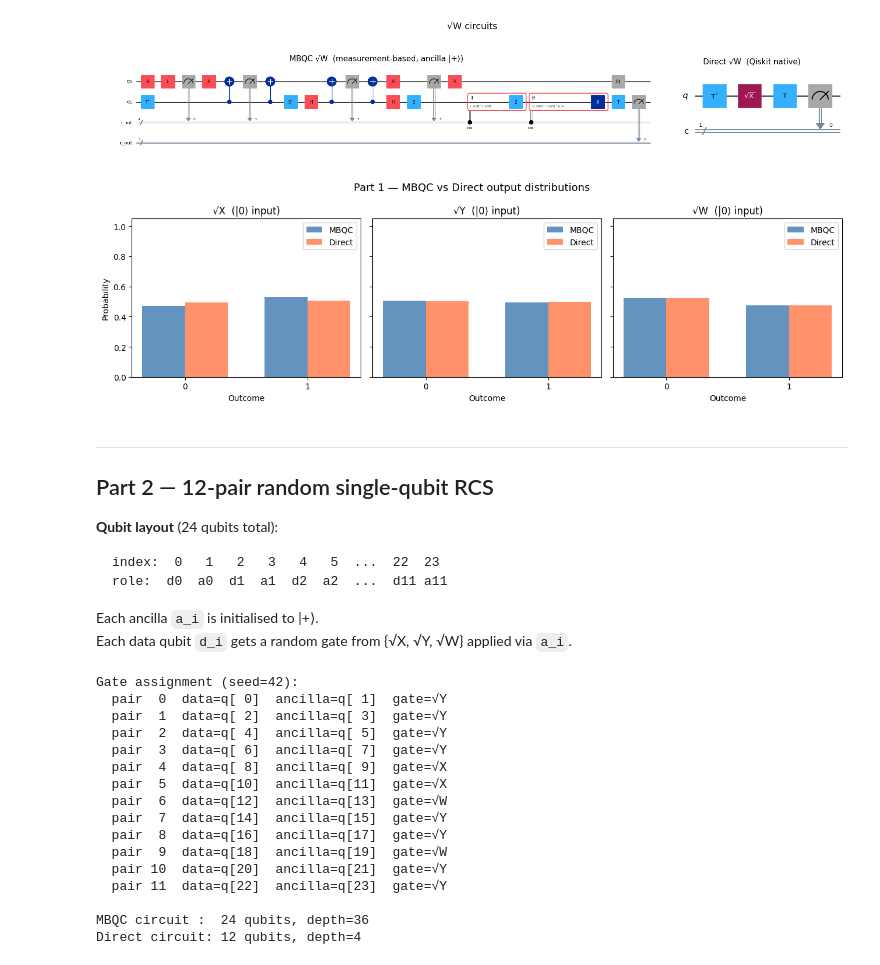
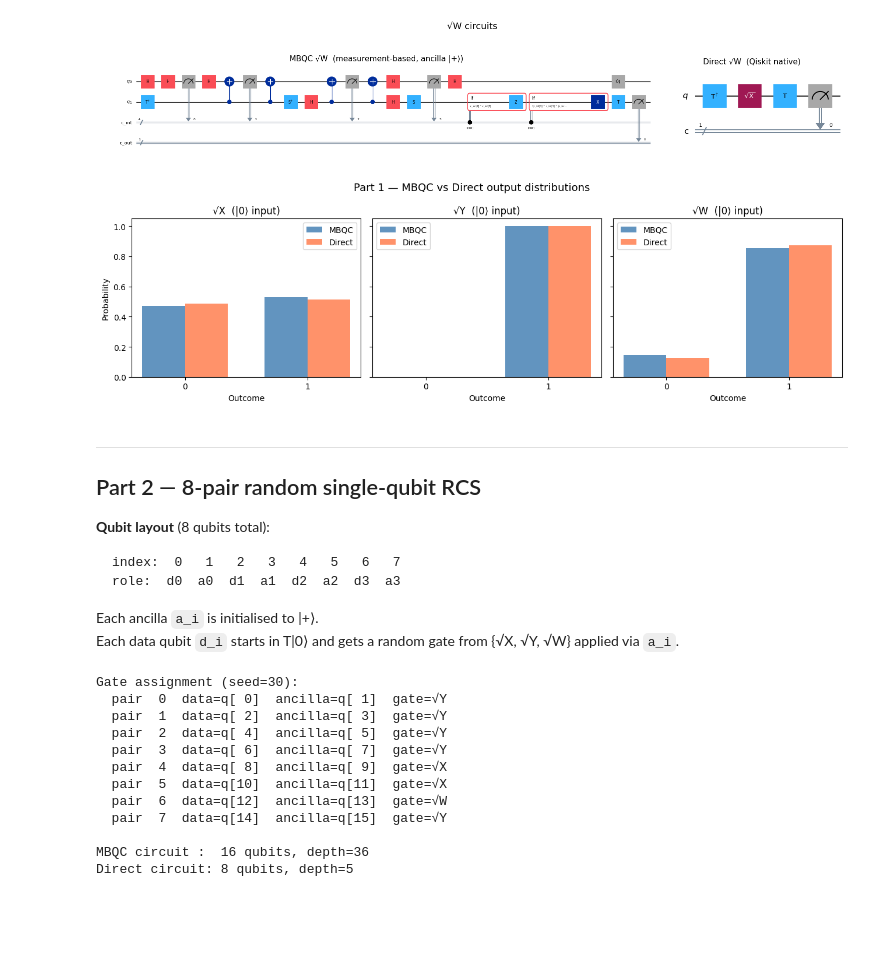
Before and after one commit to UnitaryOperator/mbqc-circuit-comparison, a Jupyter notebook: src/tetron/mbqc_singlequbit_rcs.ipynb, the cells around one changed output. Saved outputs shown, nothing was run; the diff lists cells and outputs as text; code cells hidden in the pictures; blank space fills up the shorter version.

````diff
--- a/src/tetron/mbqc_singlequbit_rcs.ipynb
+++ b/src/tetron/mbqc_singlequbit_rcs.ipynb
@@ -148,56 +148,56 @@ for gate_name in ['sqrt_X', 'sqrt_Y', 'sqrt_W']:
 # %%
 # Run from |0> and compare output distributions for all three gates
 SHOTS    = 1024
 gate_list = ['sqrt_X', 'sqrt_Y', 'sqrt_W']
 
 fig, axes = plt.subplots(1, 3, figsize=(13, 4), sharey=True)
 
 for ax, gate_name in zip(axes, gate_list):
-    mbqc_counts, direct_counts = run_mbqc_direct(gate_name, init_state='0', shots=SHOTS)
+    mbqc_counts, direct_counts = run_mbqc_direct(gate_name, init_state='+', shots=SHOTS)
 
     states   = ['0', '1']
     p_mbqc   = [mbqc_counts.get(s, 0)   / SHOTS for s in states]
     p_direct = [direct_counts.get(s, 0) / SHOTS for s in states]
 
     x, w = np.arange(2), 0.35
     ax.bar(x - w/2, p_mbqc,   w, label='MBQC',   color='steelblue', alpha=0.85)
     ax.bar(x + w/2, p_direct, w, label='Direct', color='coral',     alpha=0.85)
     ax.set_xticks(x); ax.set_xticklabels(states)
     ax.set_xlabel('Outcome'); ax.set_ylim(0, 1.05)
     ax.set_title(f'{LABELS[gate_name]}  (|0\u27e9 input)')
     ax.legend()
 
 axes[0].set_ylabel('Probability')
 plt.suptitle('Part 1 \u2014 MBQC vs Direct output distributions', fontsize=13)
 plt.tight_layout()
 plt.show()
 # %% [output]
-[figure, old version]
+[figure, new version]
 # %% [markdown]
 ---
-## Part 2 — 12-pair random single-qubit RCS
+## Part 2 — 8-pair random single-qubit RCS
 
-**Qubit layout** (24 qubits total):
+**Qubit layout** (8 qubits total):
 ```
-index:  0   1   2   3   4   5  ...  22  23
-role:  d0  a0  d1  a1  d2  a2  ...  d11 a11
+index:  0   1   2   3   4   5   6   7
+role:  d0  a0  d1  a1  d2  a2  d3  a3
 ```
 Each ancilla `a_i` is initialised to |+⟩.
-Each data qubit `d_i` gets a random gate from {√X, √Y, √W} applied via `a_i`.
+Each data qubit `d_i` starts in T|0⟩ and gets a random gate from {√X, √Y, √W} applied via `a_i`.
 # %%
 np.random.seed(30)
 
-N_PAIRS       = 12
+N_PAIRS       = 8
 BITS_PER_PAIR = 9                        # worst-case: sqrt_Y uses 9 intermediate bits
-TOTAL_INT     = N_PAIRS * BITS_PER_PAIR  # 108 intermediate classical bits
+TOTAL_INT     = N_PAIRS * BITS_PER_PAIR  # 36 intermediate classical bits
 
 random_gates = np.random.choice(['sqrt_X', 'sqrt_Y', 'sqrt_W'], size=N_PAIRS).tolist()
 
-print('Gate assignment (seed=42):')
+print('Gate assignment (seed=30):')
 for i, g in enumerate(random_gates):
     print(f'  pair {i:2d}  data=q[{2*i:2d}]  ancilla=q[{2*i+1:2d}]  gate={LABELS[g]}')
 
-# ── MBQC circuit: 24 qubits ──────────────────────────────────────────────────
+# ── MBQC circuit: 8 qubits ───────────────────────────────────────────────────
 qr      = QuantumRegister(N_PAIRS * 2, 'q')
 c_int   = ClassicalRegister(TOTAL_INT, 'c_int')
 c_data  = ClassicalRegister(N_PAIRS,   'c_data')
@@ -206,20 +206,21 @@ mbqc_qc = QuantumCircuit(qr, c_int, c_data)
 for i, gate_name in enumerate(random_gates):
     data_q    = qr[i * 2]
     ancilla_q = qr[i * 2 + 1]
-    mbqc_qc.h(ancilla_q)  # ancilla initialised to |+>
+    mbqc_qc.t(data_q)           # initialise data qubit as T|0>
+    mbqc_qc.h(ancilla_q)        # ancilla initialised to |+>
     GATE_FNS[gate_name](mbqc_qc, ancilla_q, data_q, c_int,
                         start_idx=i * BITS_PER_PAIR)
 
-# Final readout: measure each data qubit into c_data
 for i in range(N_PAIRS):
     mbqc_qc.measure(qr[i * 2], c_data[i])
 
-# ── Direct circuit: 12 qubits ────────────────────────────────────────────────
+# ── Direct circuit: 8 qubits ─────────────────────────────────────────────────
 qr_d      = QuantumRegister(N_PAIRS, 'q')
 cr_d      = ClassicalRegister(N_PAIRS, 'c')
 direct_qc = QuantumCircuit(qr_d, cr_d)
 
 for i, gate_name in enumerate(random_gates):
+    direct_qc.t(qr_d[i])        # initialise data qubit as T|0>
     apply_direct_gate(direct_qc, gate_name, qr_d[i])
 
 direct_qc.measure(qr_d, cr_d)
@@ -227,7 +228,7 @@ direct_qc.measure(qr_d, cr_d)
 print(f'\nMBQC circuit :  {mbqc_qc.num_qubits} qubits, depth={mbqc_qc.depth()}')
 print(f'Direct circuit: {direct_qc.num_qubits} qubits, depth={direct_qc.depth()}')
 # %% [output]
-Gate assignment (seed=42):
+Gate assignment (seed=30):
   pair  0  data=q[ 0]  ancilla=q[ 1]  gate=√Y
   pair  1  data=q[ 2]  ancilla=q[ 3]  gate=√Y
   pair  2  data=q[ 4]  ancilla=q[ 5]  gate=√Y
@@ -236,11 +237,7 @@ Gate assignment (seed=42):
   pair  5  data=q[10]  ancilla=q[11]  gate=√X
   pair  6  data=q[12]  ancilla=q[13]  gate=√W
   pair  7  data=q[14]  ancilla=q[15]  gate=√Y
-  pair  8  data=q[16]  ancilla=q[17]  gate=√Y
-  pair  9  data=q[18]  ancilla=q[19]  gate=√W
-  pair 10  data=q[20]  ancilla=q[21]  gate=√Y
-  pair 11  data=q[22]  ancilla=q[23]  gate=√Y
 
-MBQC circuit :  24 qubits, depth=36
-Direct circuit: 12 qubits, depth=4
+MBQC circuit :  16 qubits, depth=36
+Direct circuit: 8 qubits, depth=5
 # %%
````
Also changed, not shown: parts of 4 cells of this notebook, 3 other files.
